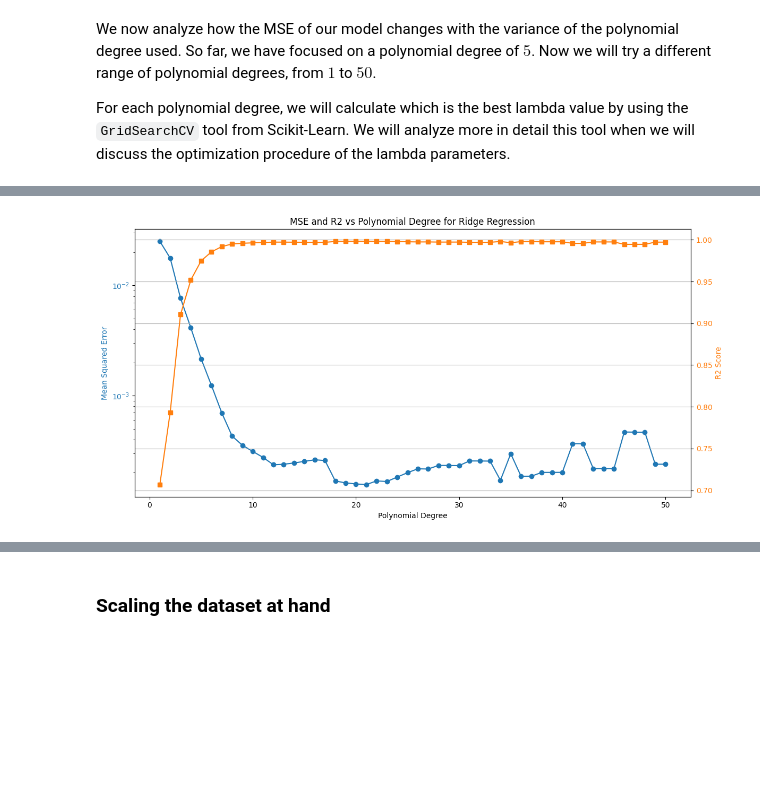
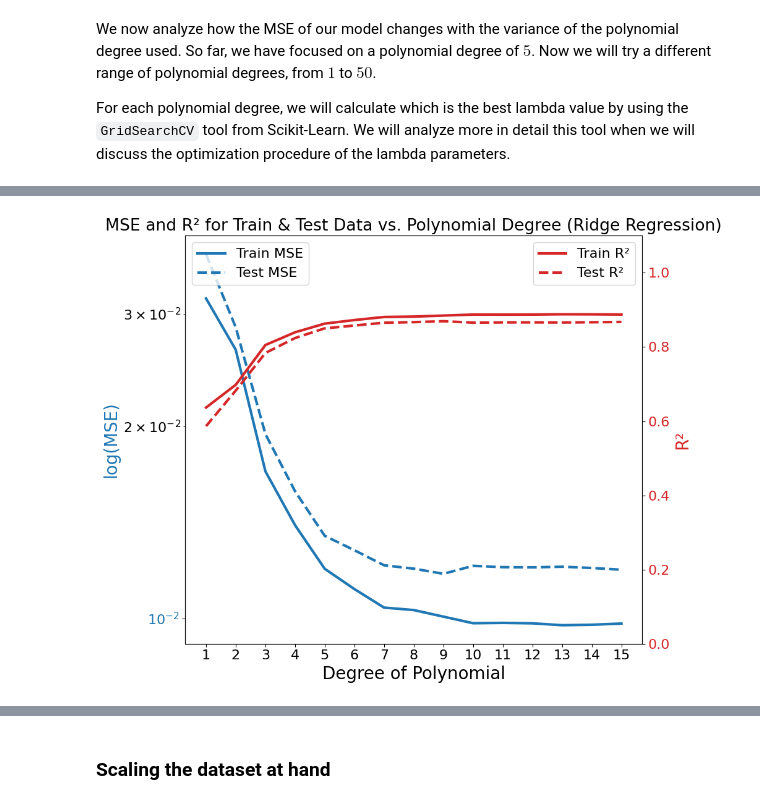
Before and after one commit to Elisaottoboni/Machine-Learning-University-of-Oslo, a Jupyter notebook: Project_1/RIDGE.ipynb, the cells around one changed output, grey strips where cells are left out. Cells and saved outputs as stored; diff of their text form; code cells hidden in the pictures; blank space fills up the shorter version.

```diff
--- a/Project_1/RIDGE.ipynb
+++ b/Project_1/RIDGE.ipynb
@@ -216,7 +216,7 @@ np.random.seed(2745)
 n = 1000
 x = np.random.uniform(0, 1, n)
 y = np.random.uniform(0, 1, n)
-z = FrankeFunction(x, y) + 0.01 * np.random.normal(0, 1, n) # we add noise distributed as N(0, 1) to the Franke function
+z = FrankeFunction(x, y) + 0.1 * np.random.normal(0, 1, n) # we add noise distributed as N(0, 1) to the Franke function
                                                             # however to test our model we reduce noise to the minimum (weight = 0.01)
 # %%
 # defining a function to create the design matrix
@@ -374,6 +374,7 @@ train_mse_values = []
 train_r2_values = []
 test_mse_values = []
 test_r2_values = []
+lambda_values = []
 
 for degree in polynomial_degrees:
     print(f'Analyzing degree: {degree}')
@@ -399,6 +400,7 @@ for degree in polynomial_degrees:
 
     # Finally, we are able to extrapolate the best lambda
     best_lambda = grid_search_cv.best_params_['alpha']
+    lambda_values.append(best_lambda)
     print(f"Best lambda for Ridge regression: {best_lambda}")
 
     # Now, apply the best model to the train and test data
@@ -408,17 +410,22 @@ for degree in polynomial_degrees:
 
     # Calculate the final MSE on the train and test data
     final_train_mse = MSE(y_train, y_train_predict)
+    train_mse_values.append(final_train_mse)
     final_test_mse = MSE(y_test, y_test_predict)
-    train_mse_values = MSE(y_train, y_train_predict)
     test_mse_values.append(final_test_mse)
 
 
     # Calculate the final R2 on the test data
-    final_R2 = R2(y_test, y_test_predict)
-    r2_values.append(final_R2)
+    final_train_r2 = R2(y_train, y_train_predict)
+    train_r2_values.append(final_train_r2)
+    final_test_r2 = R2(y_test, y_test_predict)
+    test_r2_values.append(final_test_r2)
 
-    print(f'Final Test MSE: {final_MSE}')
-    print(f'Final Test R2: {final_R2}')
+    print(f'Final Train MSE: {final_train_mse:.4f}') # rounding up to the fourth decimal point
+    print(f'Final Test MSE: {final_test_mse:.4f}')
+    print('-'*57)
+    print(f'Final Train R2: {final_train_r2:.4f}')
+    print(f'Final Test R2: {final_test_r2:.4f}')
     print('_'*57)
 # %% [output]
 Analyzing degree: 1
@@ -441,26 +448,44 @@ _________________________________________________________
 # %%
-# PLOT OF THE DIFFERENT MSEs and R2s WHEN THE POLYNOMIAL DEGREE CHANGES
-fig, ax1 = plt.subplots(figsize=(12, 6))
+# PLOT FOR THE DIFFERENT MSEs and R2s WHEN THE POLYNOMIAL DEGREE CHANGES
+
+# Parameters style update
+plt.rcParams.update({
+    "font.size": 16,
+    "axes.labelsize": 20,
+    "xtick.labelsize": 16,
+    "ytick.labelsize": 16,
+    "legend.fontsize": 16,
+    "lines.linewidth": 3,
+})
+fig, ax1 = plt.subplots(figsize=(10, 8))
 
 # Plot MSE
 color = 'tab:blue'
-ax1.set_xlabel('Polynomial Degree')
-ax1.set_ylabel('Mean Squared Error', color=color)
-ax1.plot(polynomial_degrees, mse_values, color=color, marker='o')
+ax1.set_xlabel('Degree of Polynomial')
+ax1.set_ylabel('log(MSE)', color=color)
+ax1.plot(polynomial_degrees, train_mse_values, label='Train MSE', color=color)
+ax1.plot(polynomial_degrees, test_mse_values, label='Test MSE', linestyle='--', color=color)
+ax1.set_yscale('log')  # Use log scale for MSE
 ax1.tick_params(axis='y', labelcolor=color)
-ax1.set_yscale('log')  # Use log scale for MSE
+ax1.set_xticks(polynomial_degrees)
 
 # Create second y-axis for R2
 ax2 = ax1.twinx()
-color = 'tab:orange'
-ax2.set_ylabel('R2 Score', color=color)
-ax2.plot(polynomial_degrees, r2_values, color=color, marker='s')
+color = 'tab:red'
+ax2.set_ylabel('R²', color=color)
+ax2.plot(polynomial_degrees, train_r2_values, label='Train R²', color=color)
+ax2.plot(polynomial_degrees, test_r2_values, label='Test R²', linestyle='--', color=color)
 ax2.tick_params(axis='y', labelcolor=color)
+ax2.set_ylim(0, 1.1)
 
 # Title and layout
-plt.title('MSE and R2 vs Polynomial Degree for Ridge Regression')
+plt.title('MSE and R² for Train & Test Data vs. Polynomial Degree (Ridge Regression)')
 fig.tight_layout()
-plt.grid(True)
+ax1.legend(loc='upper left')
+ax2.legend(loc='upper right')
+
+# Saving graph in pdf format for LaTeX
+plt.savefig("ridge_mse_r2_plot_unscaled.pdf", format='pdf', bbox_inches='tight')
 plt.show()
 # %% [output]
-[figure, old version]
+[figure, new version]
```
Also changed, not shown: parts of 17 cells of this notebook.
